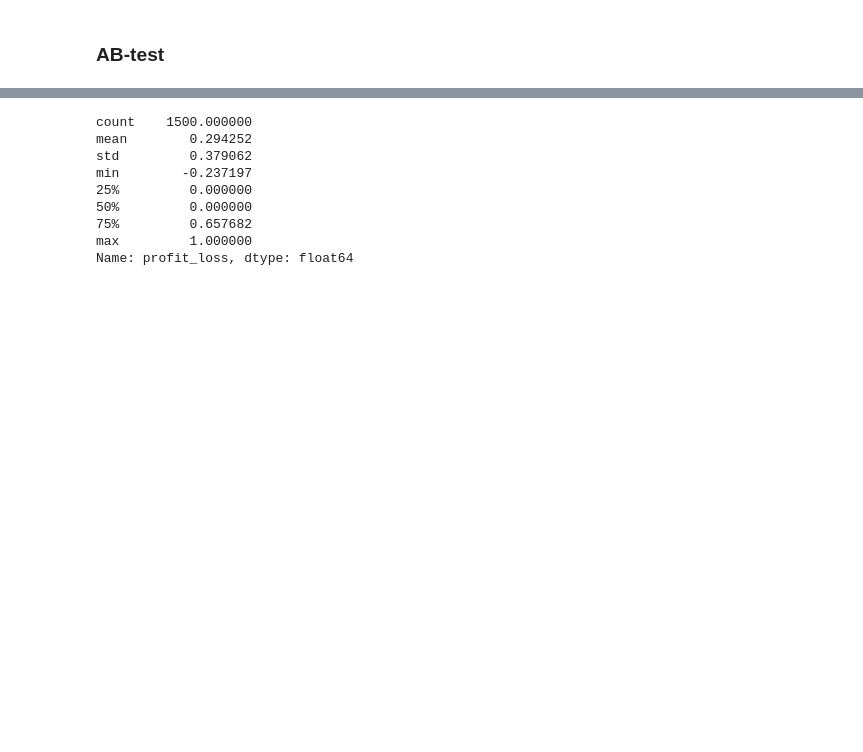
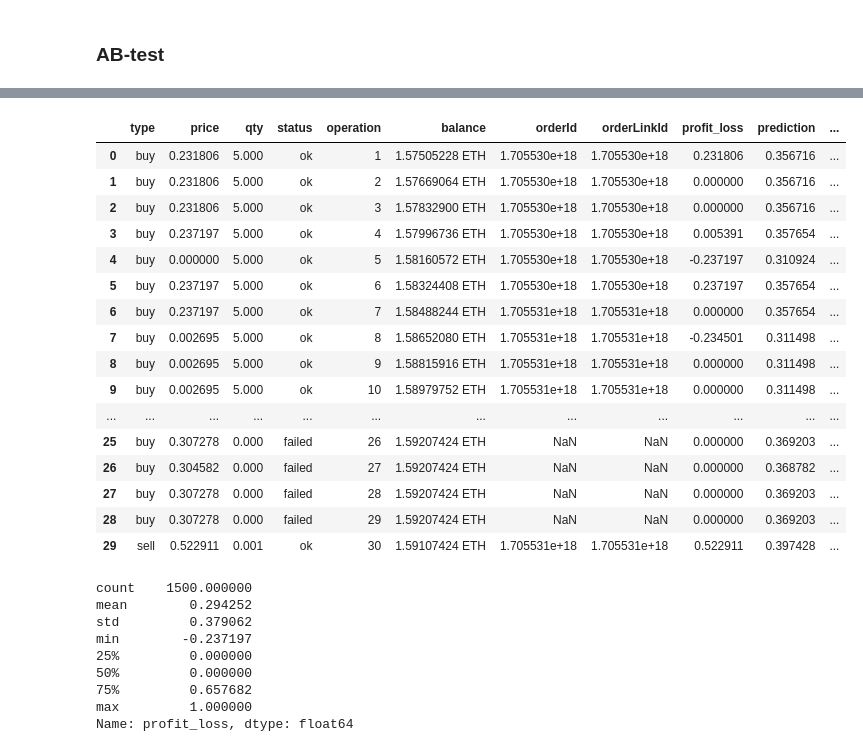
Before and after one commit to Zeerax-nya/Trading_bot, a Jupyter notebook: TradingBot.ipynb, the cells around one changed output, grey strips where cells are left out. Cells and saved outputs as stored; diff of their text form; code cells hidden in the pictures; blank space fills up the shorter version.

```diff
--- a/TradingBot.ipynb
+++ b/TradingBot.ipynb
@@ -2756,3 +2758,23 @@ simple_transactions_df_.tail()
+# %%
+simple_transactions_df_.head(30)
+# %% [output]
+|  | type | price | qty | status | operation | balance | orderId | orderLinkId | profit_loss | prediction | ... |
+| 0 | buy | 0.231806 | 5.000 | ok | 1 | 1.57505228 ETH | 1.705530e+18 | 1.705530e+18 | 0.231806 | 0.356716 | ... |
+| 1 | buy | 0.231806 | 5.000 | ok | 2 | 1.57669064 ETH | 1.705530e+18 | 1.705530e+18 | 0.000000 | 0.356716 | ... |
+| 2 | buy | 0.231806 | 5.000 | ok | 3 | 1.57832900 ETH | 1.705530e+18 | 1.705530e+18 | 0.000000 | 0.356716 | ... |
+| 3 | buy | 0.237197 | 5.000 | ok | 4 | 1.57996736 ETH | 1.705530e+18 | 1.705530e+18 | 0.005391 | 0.357654 | ... |
+| 4 | buy | 0.000000 | 5.000 | ok | 5 | 1.58160572 ETH | 1.705530e+18 | 1.705530e+18 | -0.237197 | 0.310924 | ... |
+| 5 | buy | 0.237197 | 5.000 | ok | 6 | 1.58324408 ETH | 1.705530e+18 | 1.705530e+18 | 0.237197 | 0.357654 | ... |
+| 6 | buy | 0.237197 | 5.000 | ok | 7 | 1.58488244 ETH | 1.705531e+18 | 1.705531e+18 | 0.000000 | 0.357654 | ... |
+| 7 | buy | 0.002695 | 5.000 | ok | 8 | 1.58652080 ETH | 1.705531e+18 | 1.705531e+18 | -0.234501 | 0.311498 | ... |
+| 8 | buy | 0.002695 | 5.000 | ok | 9 | 1.58815916 ETH | 1.705531e+18 | 1.705531e+18 | 0.000000 | 0.311498 | ... |
+| 9 | buy | 0.002695 | 5.000 | ok | 10 | 1.58979752 ETH | 1.705531e+18 | 1.705531e+18 | 0.000000 | 0.311498 | ... |
+| ... | ... | ... | ... | ... | ... | ... | ... | ... | ... | ... | ... |
+| 25 | buy | 0.307278 | 0.000 | failed | 26 | 1.59207424 ETH | NaN | NaN | 0.000000 | 0.369203 | ... |
+| 26 | buy | 0.304582 | 0.000 | failed | 27 | 1.59207424 ETH | NaN | NaN | 0.000000 | 0.368782 | ... |
+| 27 | buy | 0.307278 | 0.000 | failed | 28 | 1.59207424 ETH | NaN | NaN | 0.000000 | 0.369203 | ... |
+| 28 | buy | 0.307278 | 0.000 | failed | 29 | 1.59207424 ETH | NaN | NaN | 0.000000 | 0.369203 | ... |
+| 29 | sell | 0.522911 | 0.001 | ok | 30 | 1.59107424 ETH | 1.705531e+18 | 1.705531e+18 | 0.522911 | 0.397428 | ... |
 # %%
 simple_transactions_df_['profit_loss'].describe()
 # %% [output]
```
Also changed, not shown: parts of 28 cells of this notebook, 2 other files.
